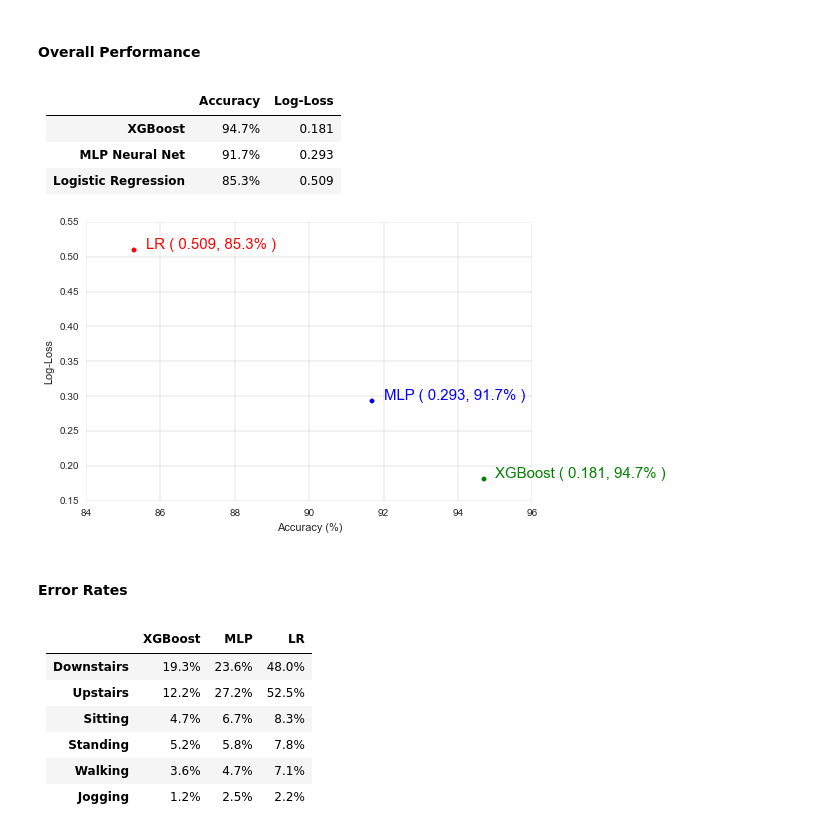
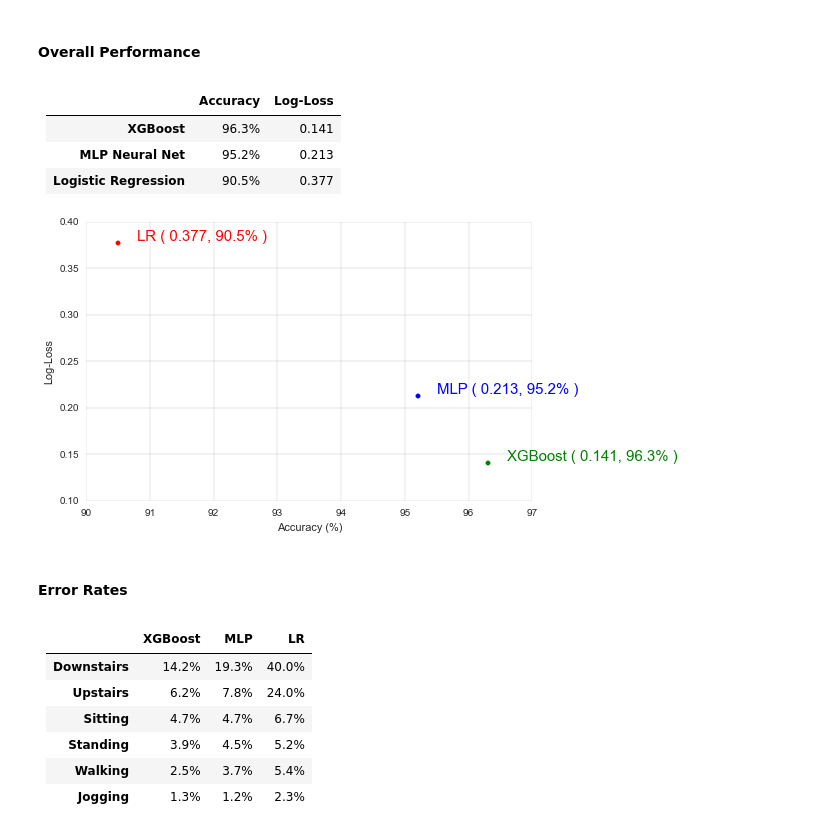
Before and after one commit to bshurick/ischool, a Jupyter notebook: Capstone/actitracker_models.ipynb, the cells around one changed output. Cells and saved outputs as stored; diff of their text form; code cells hidden in the pictures.

```diff
--- a/Capstone/actitracker_models.ipynb
+++ b/Capstone/actitracker_models.ipynb
@@ -787,27 +849,27 @@ model.save_model(OUTPUTS['XGB'])
          <tbody>
            <tr>
              <th>XGBoost</th>
-             <td>94.7%</td>
-             <td>0.181</td>
+             <td>96.3%</td>
+             <td>0.141</td>
            </tr>
            <tr>
              <th>MLP Neural Net</th>
-             <td>91.7%</td>
-             <td>0.293</td>
+             <td>95.2%</td>
+             <td>0.213</td>
            </tr>
            <tr>
              <th>Logistic Regression</th>
-             <td>85.3%</td>
-             <td>0.509</td>
+             <td>90.5%</td>
+             <td>0.377</td>
            </tr>
          </tbody>
        </table>
 # %%
-accuracies,loglosses,models,colors = [0.947,0.917,0.853],[0.181,0.293,0.509],\
+accuracies,loglosses,models,colors = [0.963,0.952,0.905],[0.141,0.213,0.377],\
             ['XGBoost','MLP','LR'],['g','b','r']
 model_comparison_chart(accuracies, loglosses, models, colors)
 # %% [output]
-[figure, old version]
+[figure, new version]
 # %% [markdown]
 #### Error Rates
 # %% [markdown]
@@ -823,39 +885,39 @@ model_comparison_chart(accuracies, loglosses, models, colors)
          <tbody>
            <tr>
              <th>Downstairs</th>
+             <td>14.2%</td>
              <td>19.3%</td>
-             <td>23.6%</td>
-             <td>48.0%</td>
+             <td>40.0%</td>
            </tr>
            <tr>
              <th>Upstairs</th>
-             <td>12.2%</td>
-             <td>27.2%</td>
-             <td>52.5%</td>
+             <td>6.2%</td>
+             <td>7.8%</td>
+             <td>24.0%</td>
            </tr>
            <tr>
              <th>Sitting</th>
              <td>4.7%</td>
+             <td>4.7%</td>
              <td>6.7%</td>
-             <td>8.3%</td>
            </tr>
            <tr>
              <th>Standing</th>
+             <td>3.9%</td>
+             <td>4.5%</td>
              <td>5.2%</td>
-             <td>5.8%</td>
-             <td>7.8%</td>
            </tr>
            <tr>
              <th>Walking</th>
-             <td>3.6%</td>
-             <td>4.7%</td>
-             <td>7.1%</td>
+             <td>2.5%</td>
+             <td>3.7%</td>
+             <td>5.4%</td>
            </tr>
            <tr>
              <th>Jogging</th>
+             <td>1.3%</td>
              <td>1.2%</td>
-             <td>2.5%</td>
-             <td>2.2%</td>
+             <td>2.3%</td>
            </tr>
          </tbody>
        </table>
```
Also changed, not shown: parts of 38 cells of this notebook, 1 other file.
